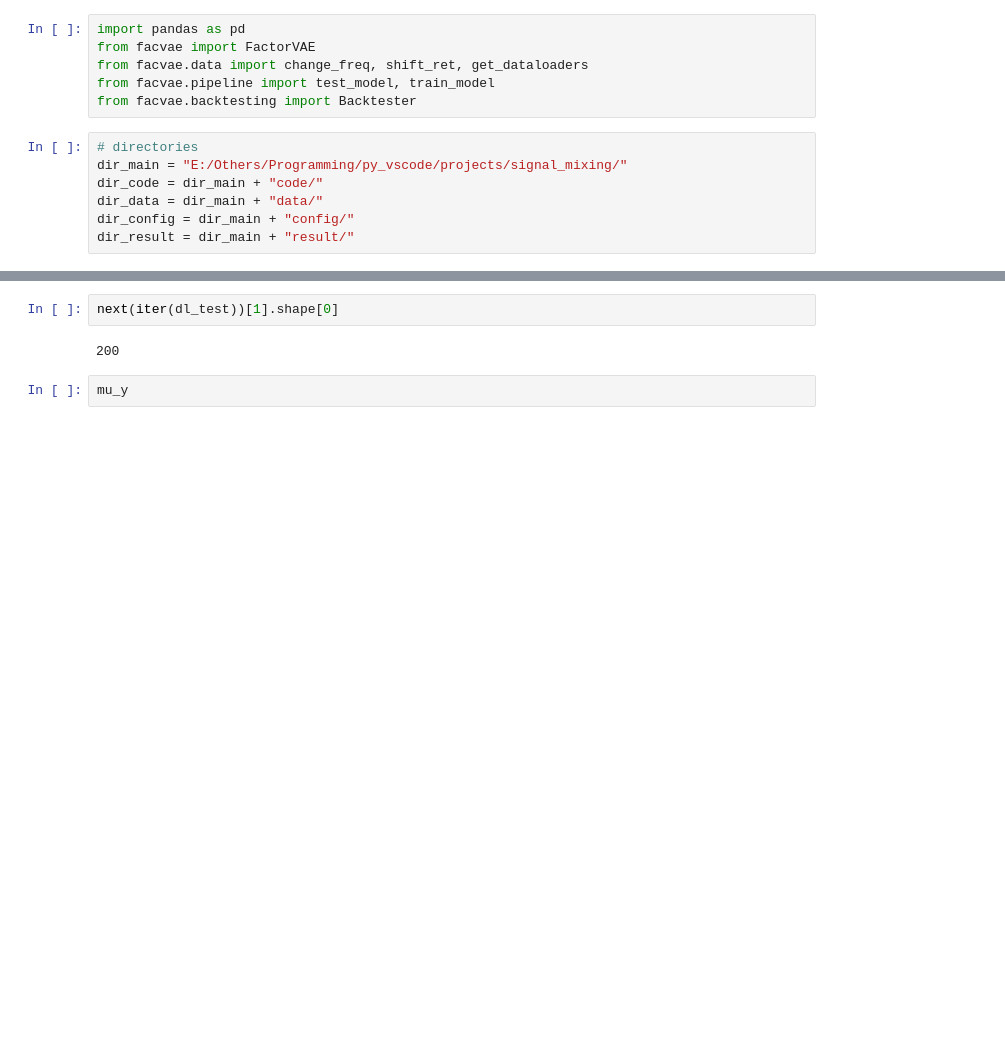
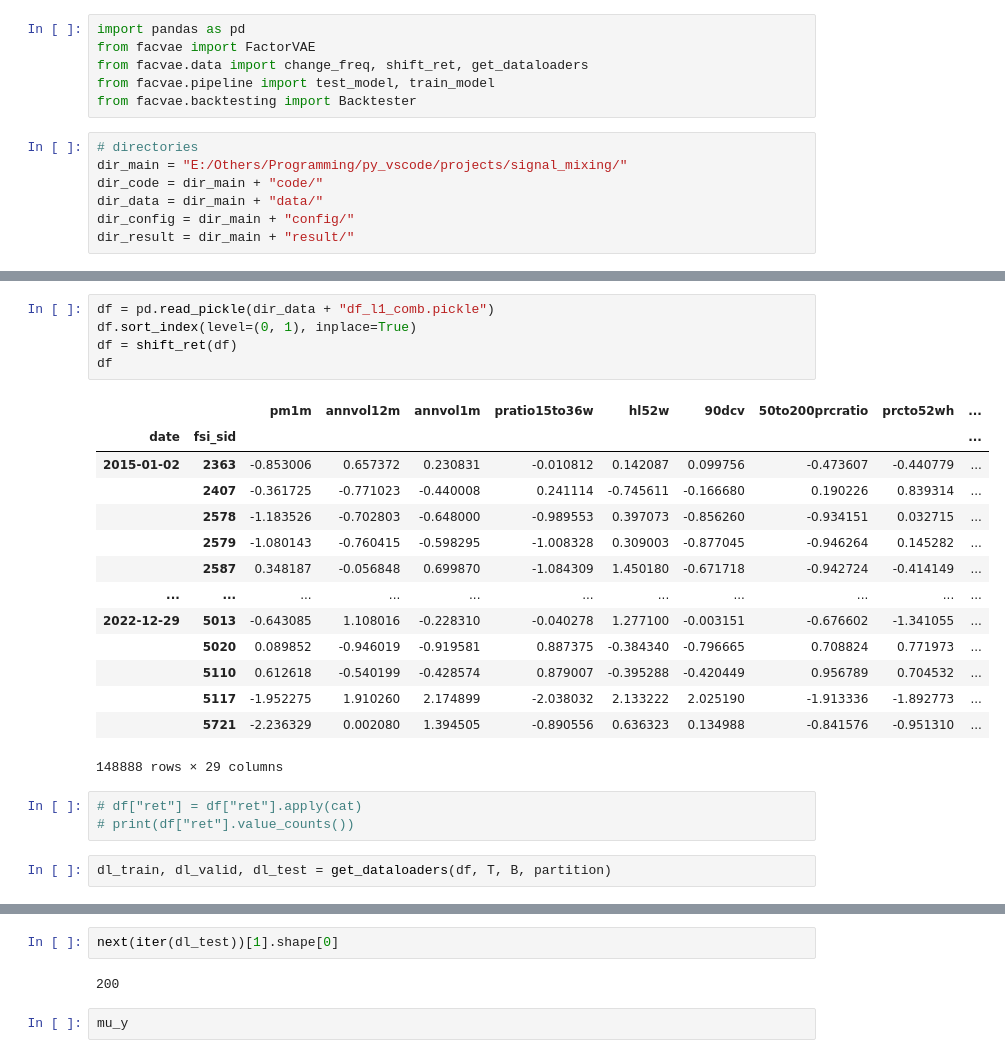
Before and after one commit to UePG-21/facvae, a Jupyter notebook: test.ipynb, the cells around one changed output, grey strips where cells are left out. Cells and saved outputs as stored; diff of their text form; blank space fills up the shorter version.

```diff
--- a/test.ipynb
+++ b/test.ipynb
@@ -31,2 +39,27 @@ max_grad = 1.0
+# %%
+df = pd.read_pickle(dir_data + "df_l1_comb.pickle")
+df.sort_index(level=(0, 1), inplace=True)
+df = shift_ret(df)
+df
+# %% [output]
+|  |  | pm1m | annvol12m | annvol1m | pratio15to36w | hl52w | 90dcv | 50to200prcratio | prcto52wh | ... |
+| date | fsi_sid |  |  |  |  |  |  |  |  | ... |
+| 2015-01-02 | 2363 | -0.853006 | 0.657372 | 0.230831 | -0.010812 | 0.142087 | 0.099756 | -0.473607 | -0.440779 | ... |
+|  | 2407 | -0.361725 | -0.771023 | -0.440008 | 0.241114 | -0.745611 | -0.166680 | 0.190226 | 0.839314 | ... |
+|  | 2578 | -1.183526 | -0.702803 | -0.648000 | -0.989553 | 0.397073 | -0.856260 | -0.934151 | 0.032715 | ... |
+|  | 2579 | -1.080143 | -0.760415 | -0.598295 | -1.008328 | 0.309003 | -0.877045 | -0.946264 | 0.145282 | ... |
+|  | 2587 | 0.348187 | -0.056848 | 0.699870 | -1.084309 | 1.450180 | -0.671718 | -0.942724 | -0.414149 | ... |
+| ... | ... | ... | ... | ... | ... | ... | ... | ... | ... | ... |
+| 2022-12-29 | 5013 | -0.643085 | 1.108016 | -0.228310 | -0.040278 | 1.277100 | -0.003151 | -0.676602 | -1.341055 | ... |
+|  | 5020 | 0.089852 | -0.946019 | -0.919581 | 0.887375 | -0.384340 | -0.796665 | 0.708824 | 0.771973 | ... |
+|  | 5110 | 0.612618 | -0.540199 | -0.428574 | 0.879007 | -0.395288 | -0.420449 | 0.956789 | 0.704532 | ... |
+|  | 5117 | -1.952275 | 1.910260 | 2.174899 | -2.038032 | 2.133222 | 2.025190 | -1.913336 | -1.892773 | ... |
+|  | 5721 | -2.236329 | 0.002080 | 1.394505 | -0.890556 | 0.636323 | 0.134988 | -0.841576 | -0.951310 | ... |
+148888 rows × 29 columns
+# %%
+# df["ret"] = df["ret"].apply(cat)
+# print(df["ret"].value_counts())
+# %%
+dl_train, dl_valid, dl_test = get_dataloaders(df, T, B, partition)
 # %%
 # model
```
Also changed, not shown: parts of 11 cells of this notebook, 2 other files.
